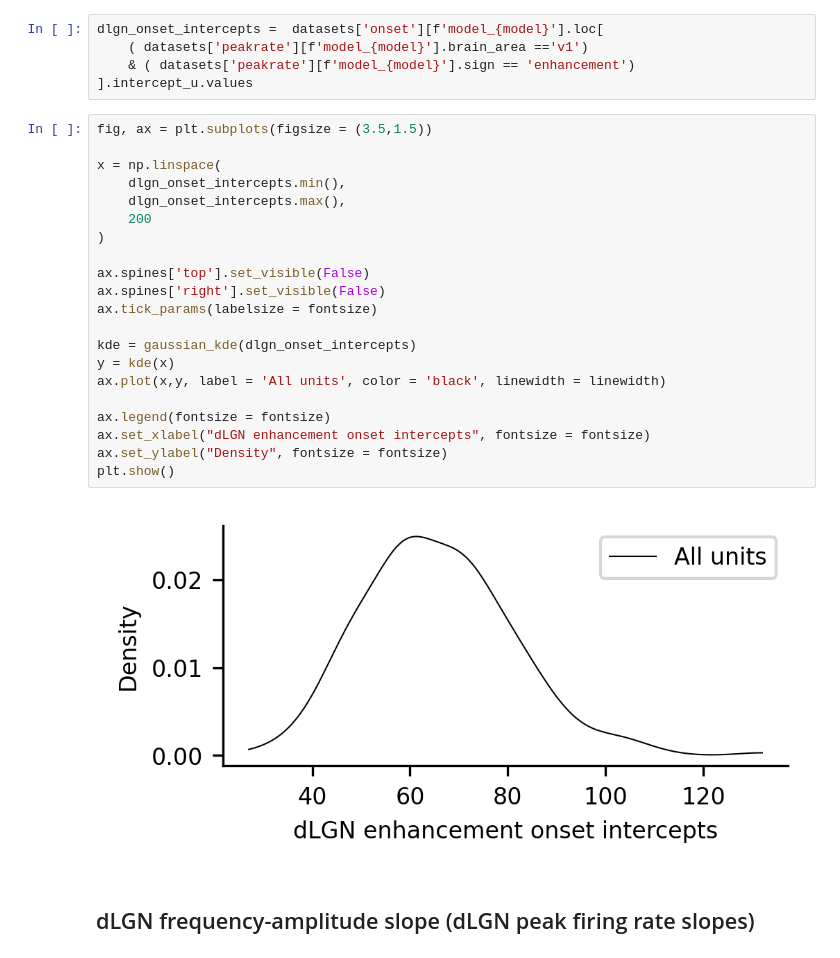
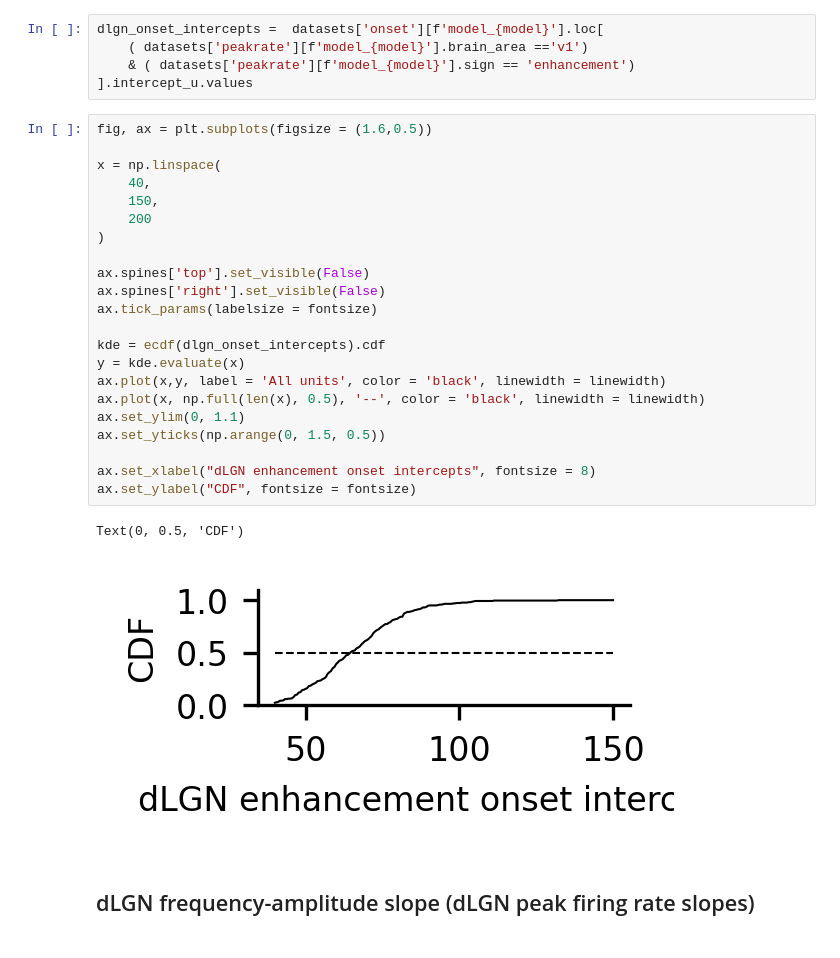
Before and after one commit to Elsayedaa/synergistic_geniculocortical_circuit_model, a Jupyter notebook: analysis/6.1_ephys_data_estimate_distributions.ipynb, the cells around one changed output. Cells and saved outputs as stored; diff of their text form.

```diff
--- a/analysis/6.1_ephys_data_estimate_distributions.ipynb
+++ b/analysis/6.1_ephys_data_estimate_distributions.ipynb
@@ -257,28 +259,30 @@ dlgn_onset_intercepts =  datasets['onset'][f'model_{model}'].loc[
     & ( datasets['peakrate'][f'model_{model}'].sign == 'enhancement')
 ].intercept_u.values
 # %%
-fig, ax = plt.subplots(figsize = (3.5,1.5))
+fig, ax = plt.subplots(figsize = (1.6,0.5))
 
 x = np.linspace(
-    dlgn_onset_intercepts.min(),
-    dlgn_onset_intercepts.max(),
+    40,
+    150,
     200
 )
 
 ax.spines['top'].set_visible(False)
 ax.spines['right'].set_visible(False)
 ax.tick_params(labelsize = fontsize)
 
-kde = gaussian_kde(dlgn_onset_intercepts)
-y = kde(x)
+kde = ecdf(dlgn_onset_intercepts).cdf
+y = kde.evaluate(x)
 ax.plot(x,y, label = 'All units', color = 'black', linewidth = linewidth)
+ax.plot(x, np.full(len(x), 0.5), '--', color = 'black', linewidth = linewidth)
+ax.set_ylim(0, 1.1)
+ax.set_yticks(np.arange(0, 1.5, 0.5))
 
-ax.legend(fontsize = fontsize)
-ax.set_xlabel("dLGN enhancement onset intercepts", fontsize = fontsize)
-ax.set_ylabel("Density", fontsize = fontsize)
-plt.show()
+ax.set_xlabel("dLGN enhancement onset intercepts", fontsize = 8)
+ax.set_ylabel("CDF", fontsize = fontsize)
 # %% [output]
+Text(0, 0.5, 'CDF')
-[figure, old version]
+[figure, new version]
 # %% [markdown]
 ## dLGN frequency-amplitude slope (dLGN peak firing rate slopes)
 # %%
```
Also changed, not shown: parts of 7 cells of this notebook, 11 other files.
